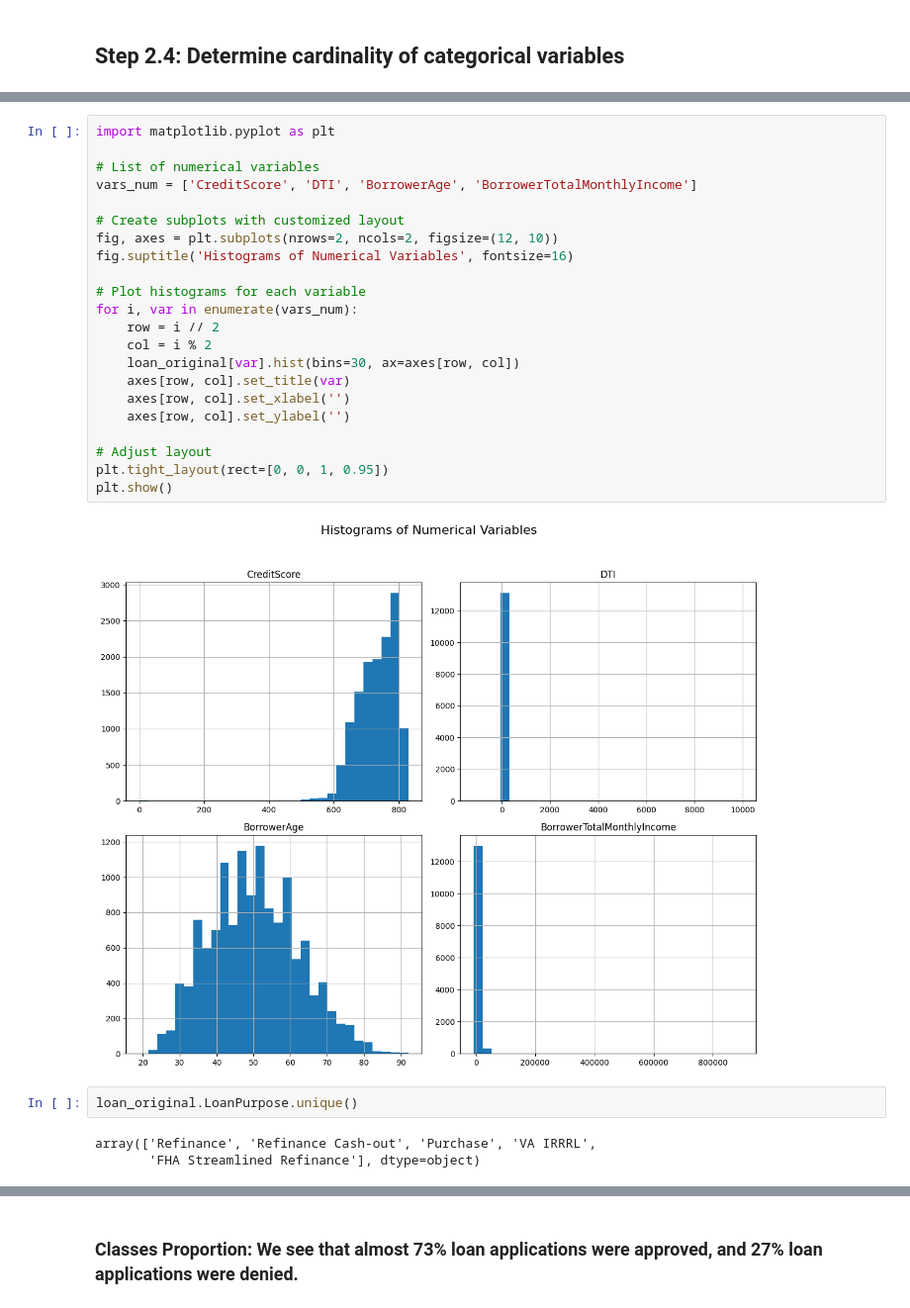
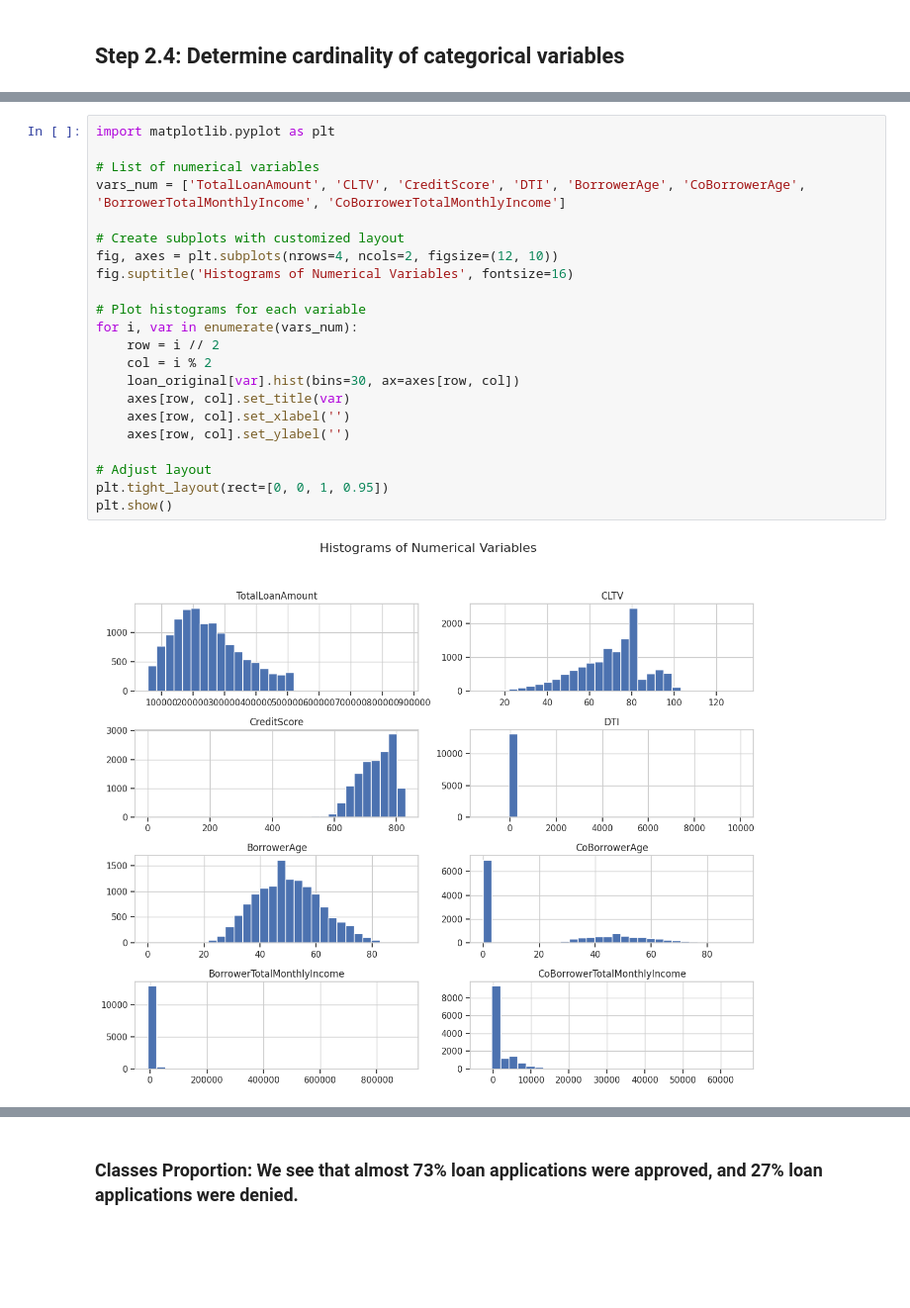
Before and after one commit to Praveen76/Loan-Approval-Classifier-Model-using-Non-Linear-Models, a Jupyter notebook: End_to_end_Loan_Approval_Classifier_Models.ipynb, the cells around one changed output, grey strips where cells are left out. Shown at 99% size. Saved outputs shown, nothing was run; the diff lists cells and outputs as text; blank space fills up the shorter version.

```diff
--- a/End_to_end_Loan_Approval_Classifier_Models.ipynb
+++ b/End_to_end_Loan_Approval_Classifier_Models.ipynb
@@ -508,29 +454,24 @@ dtype: int64
 # %%
 import matplotlib.pyplot as plt
 
 # List of numerical variables
-vars_num = ['CreditScore', 'DTI', 'BorrowerAge', 'BorrowerTotalMonthlyIncome']
+vars_num = ['TotalLoanAmount', 'CLTV', 'CreditScore', 'DTI', 'BorrowerAge', 'CoBorrowerAge', 'BorrowerTotalMonthlyIncome', 'CoBorrowerTotalMonthlyIncome']
 
 # Create subplots with customized layout
-fig, axes = plt.subplots(nrows=2, ncols=2, figsize=(12, 10))
+fig, axes = plt.subplots(nrows=4, ncols=2, figsize=(12, 10))
 fig.suptitle('Histograms of Numerical Variables', fontsize=16)
 
 # Plot histograms for each variable
 for i, var in enumerate(vars_num):
     row = i // 2
     col = i % 2
     loan_original[var].hist(bins=30, ax=axes[row, col])
     axes[row, col].set_title(var)
     axes[row, col].set_xlabel('')
     axes[row, col].set_ylabel('')
 
 # Adjust layout
 plt.tight_layout(rect=[0, 0, 1, 0.95])
 plt.show()
 # %% [output]
-[figure, old version]
+[figure, new version]
-# %%
-loan_original.LoanPurpose.unique()
-# %% [output]
-array(['Refinance', 'Refinance Cash-out', 'Purchase', 'VA IRRRL',
-       'FHA Streamlined Refinance'], dtype=object)
```
Also changed, not shown: parts of 68 cells of this notebook.
